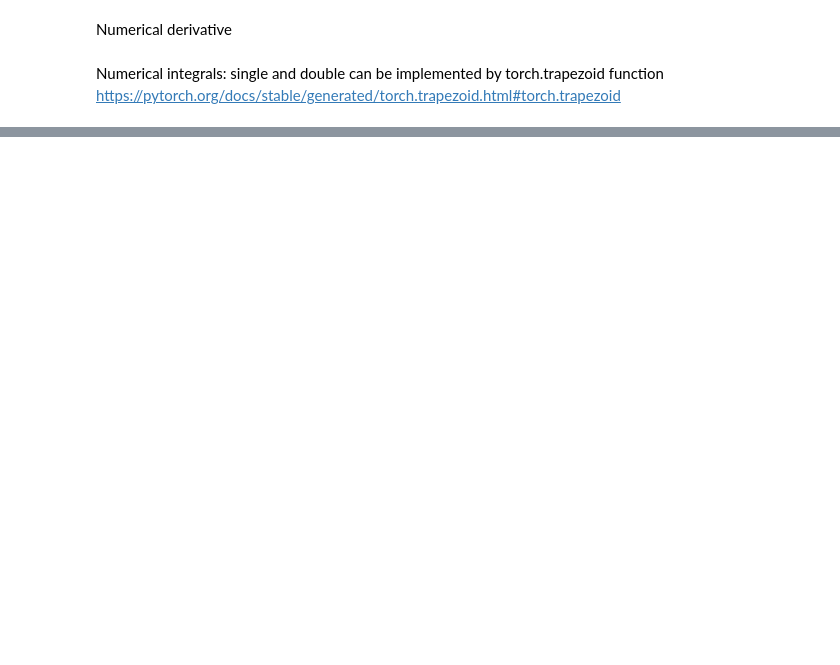
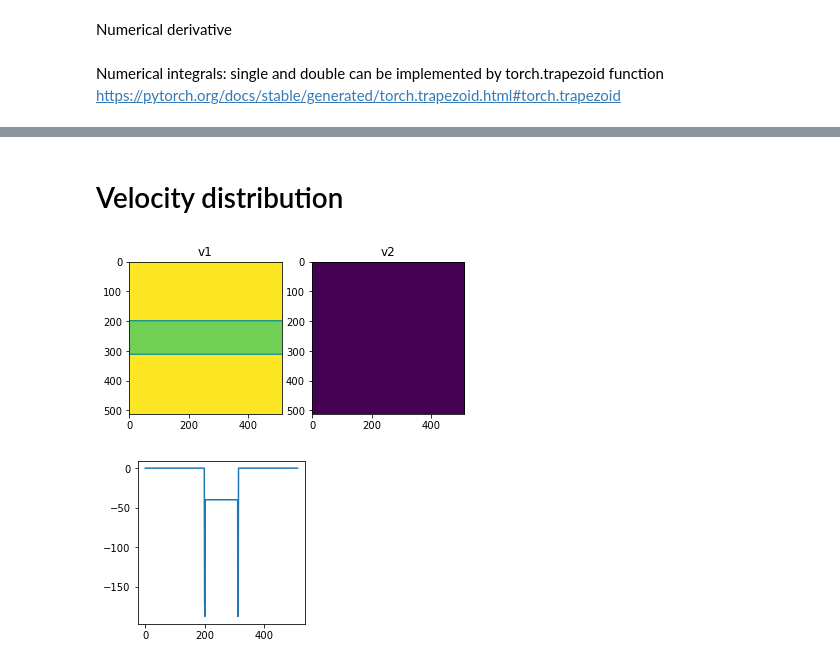
Before and after one commit to Mechanics-Mechatronics-and-Robotics/Physics-based-loss-and-machine-learning-approach-in-application-to-viscous-fluids-flow-modeling, a Jupyter notebook: Main_by_Ivan_Stebakov.ipynb, the cells around one changed output, grey strips where cells are left out. Saved outputs shown, nothing was run; the diff lists cells and outputs as text; code cells hidden in the pictures; blank space fills up the shorter version.

```diff
--- a/Main_by_Ivan_Stebakov.ipynb
+++ b/Main_by_Ivan_Stebakov.ipynb
@@ -557,0 +496,22 @@ h
+# %% [markdown]
+# Velocity distribution
+# %%
+v1, v2 = velocityDistr(psi0_masked, DX1N, DX2N, LIM1, LIM2)
+#v1Masked = (v1*velocityMask) + v1Mask
+#v2Masked = (v2*velocityMask)
+#v2Masked = torch.zeros(imgSize,imgSize)
+fig = plt.figure(figsize=(FIGSIZE * 2, FIGSIZE))
+plt.subplot(1,2,1)
+plt.imshow(v1.cpu())
+plt.title('v1')
+plt.subplot(1,2,2)
+plt.imshow(v2.cpu())
+plt.title('v2')
+plt.show()
+
+fig = plt.figure(figsize=(FIGSIZE, FIGSIZE))
+plt.plot(v1[:,1].cpu())
+plt.show()
+# %% [output]
+[figure, added]
+[figure, added]
```
Also changed, not shown: parts of 115 cells of this notebook.
